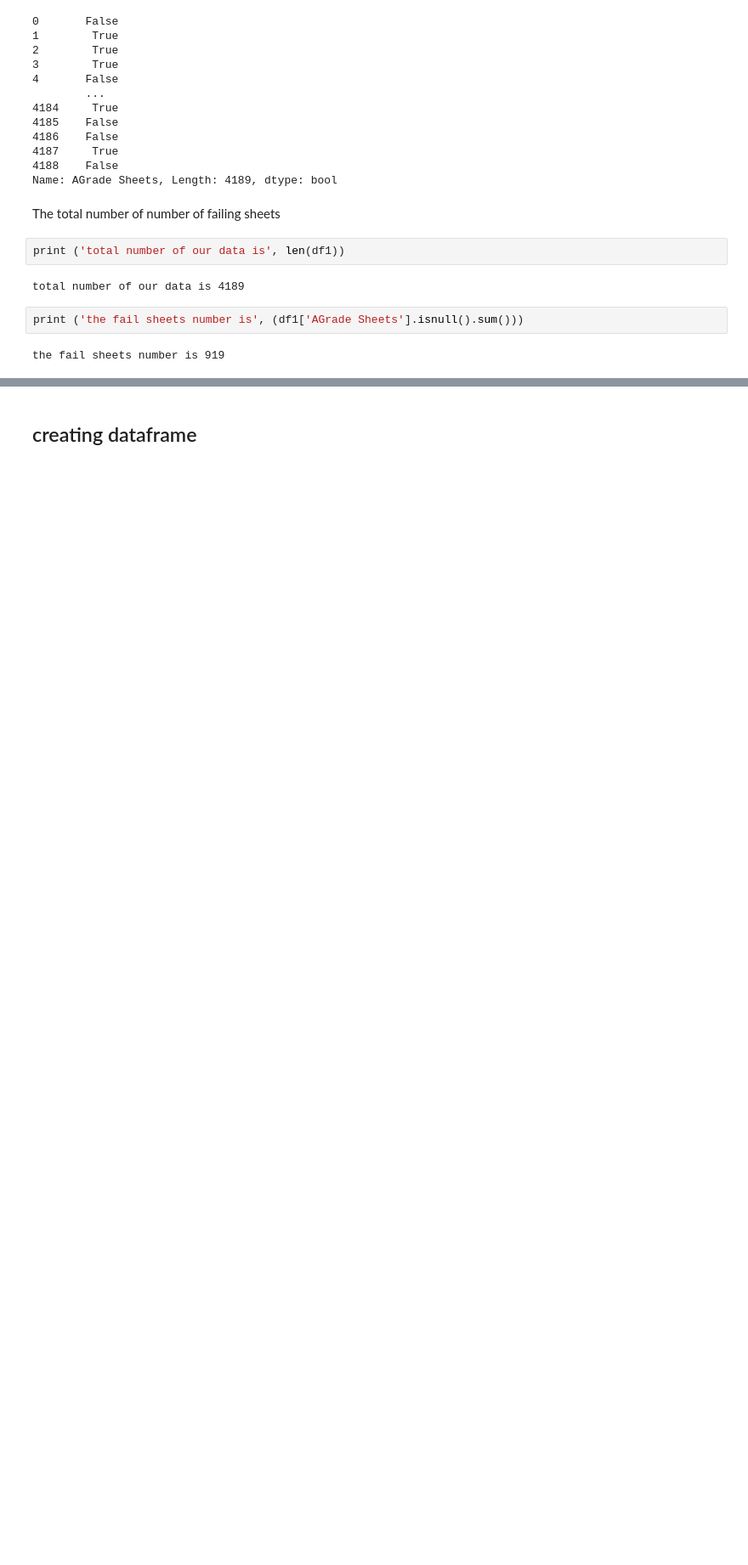
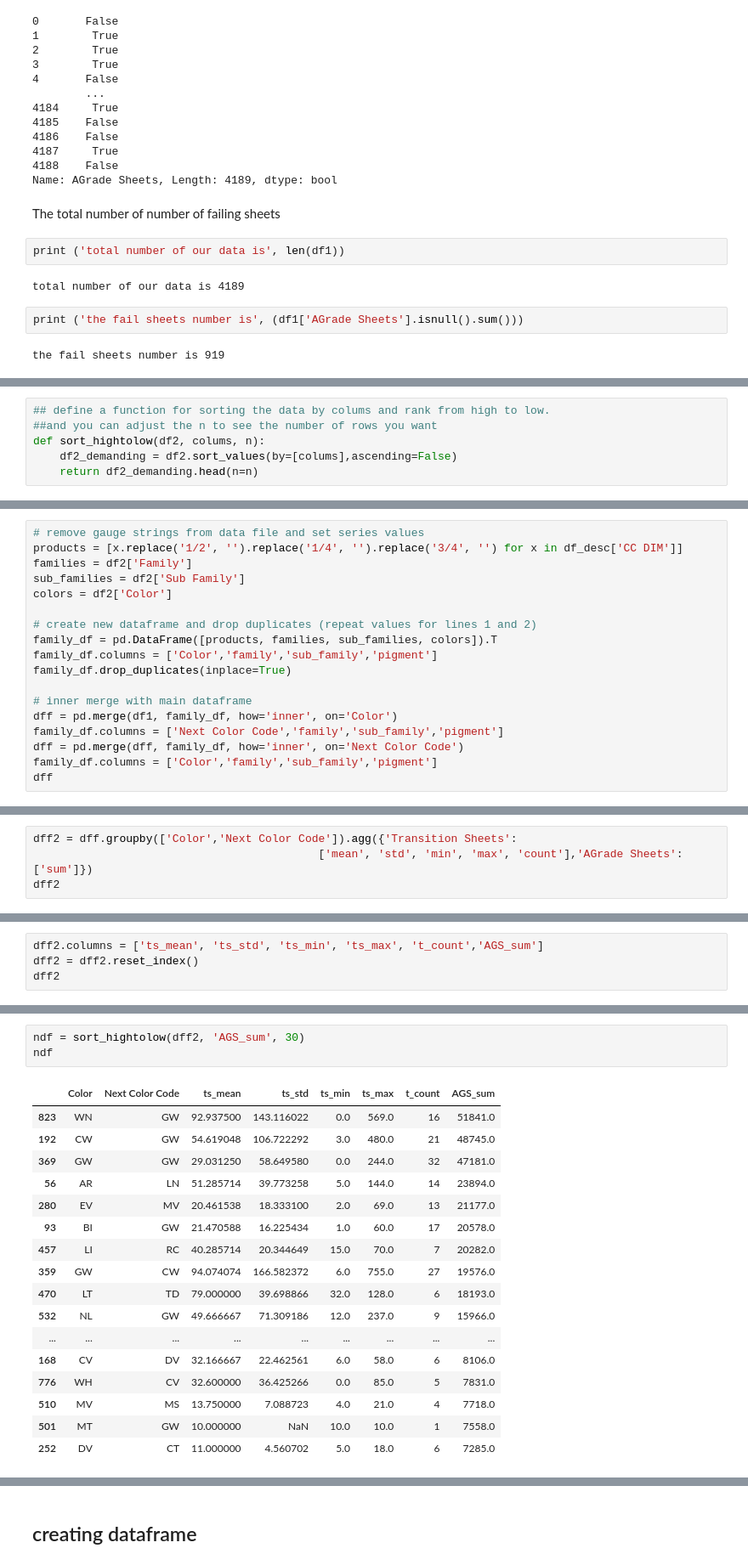
Before and after one commit to eng-rolebot/product-wheel, a Jupyter notebook: product-wheel/Data Processing.ipynb, the cells around one changed output, grey strips where cells are left out. Shown at 85% size. Cells and saved outputs as stored; diff of their text form; blank space fills up the shorter version.

```diff
--- a/product-wheel/Data Processing.ipynb
+++ b/product-wheel/Data Processing.ipynb
@@ -326,0 +369,6 @@ fail_rate = ['NA']
+# %%
+## define a function for sorting the data by colums and rank from high to low.
+##and you can adjust the n to see the number of rows you want
+def sort_hightolow(df2, colums, n):
+    df2_demanding = df2.sort_values(by=[colums],ascending=False)
+    return df2_demanding.head(n=n)
@@ -326,0 +426,18 @@ fail_rate = ['NA']
+# %%
+# remove gauge strings from data file and set series values
+products = [x.replace('1/2', '').replace('1/4', '').replace('3/4', '') for x in df_desc['CC DIM']]
+families = df2['Family']
+sub_families = df2['Sub Family']
+colors = df2['Color']
+
+# create new dataframe and drop duplicates (repeat values for lines 1 and 2)
+family_df = pd.DataFrame([products, families, sub_families, colors]).T
+family_df.columns = ['Color','family','sub_family','pigment']
+family_df.drop_duplicates(inplace=True)
+
+# inner merge with main dataframe
+dff = pd.merge(df1, family_df, how='inner', on='Color')
+family_df.columns = ['Next Color Code','family','sub_family','pigment']
+dff = pd.merge(dff, family_df, how='inner', on='Next Color Code')
+family_df.columns = ['Color','family','sub_family','pigment']
+dff
@@ -326,0 +464,4 @@ fail_rate = ['NA']
+# %%
+dff2 = dff.groupby(['Color','Next Color Code']).agg({'Transition Sheets':
+                                           ['mean', 'std', 'min', 'max', 'count'],'AGrade Sheets':['sum']})
+dff2
@@ -326,0 +484,4 @@ fail_rate = ['NA']
+# %%
+dff2.columns = ['ts_mean', 'ts_std', 'ts_min', 'ts_max', 't_count','AGS_sum']
+dff2 = dff2.reset_index()
+dff2
@@ -326,0 +504,21 @@ fail_rate = ['NA']
+# %%
+ndf = sort_hightolow(dff2, 'AGS_sum', 30)
+ndf
+# %% [output]
+|  | Color | Next Color Code | ts_mean | ts_std | ts_min | ts_max | t_count | AGS_sum |
+| 823 | WN | GW | 92.937500 | 143.116022 | 0.0 | 569.0 | 16 | 51841.0 |
+| 192 | CW | GW | 54.619048 | 106.722292 | 3.0 | 480.0 | 21 | 48745.0 |
+| 369 | GW | GW | 29.031250 | 58.649580 | 0.0 | 244.0 | 32 | 47181.0 |
+| 56 | AR | LN | 51.285714 | 39.773258 | 5.0 | 144.0 | 14 | 23894.0 |
+| 280 | EV | MV | 20.461538 | 18.333100 | 2.0 | 69.0 | 13 | 21177.0 |
+| 93 | BI | GW | 21.470588 | 16.225434 | 1.0 | 60.0 | 17 | 20578.0 |
+| 457 | LI | RC | 40.285714 | 20.344649 | 15.0 | 70.0 | 7 | 20282.0 |
+| 359 | GW | CW | 94.074074 | 166.582372 | 6.0 | 755.0 | 27 | 19576.0 |
+| 470 | LT | TD | 79.000000 | 39.698866 | 32.0 | 128.0 | 6 | 18193.0 |
+| 532 | NL | GW | 49.666667 | 71.309186 | 12.0 | 237.0 | 9 | 15966.0 |
+| ... | ... | ... | ... | ... | ... | ... | ... | ... |
+| 168 | CV | DV | 32.166667 | 22.462561 | 6.0 | 58.0 | 6 | 8106.0 |
+| 776 | WH | CV | 32.600000 | 36.425266 | 0.0 | 85.0 | 5 | 7831.0 |
+| 510 | MV | MS | 13.750000 | 7.088723 | 4.0 | 21.0 | 4 | 7718.0 |
+| 501 | MT | GW | 10.000000 | NaN | 10.0 | 10.0 | 1 | 7558.0 |
+| 252 | DV | CT | 11.000000 | 4.560702 | 5.0 | 18.0 | 6 | 7285.0 |
```
Also changed, not shown: parts of 88 cells of this notebook.
